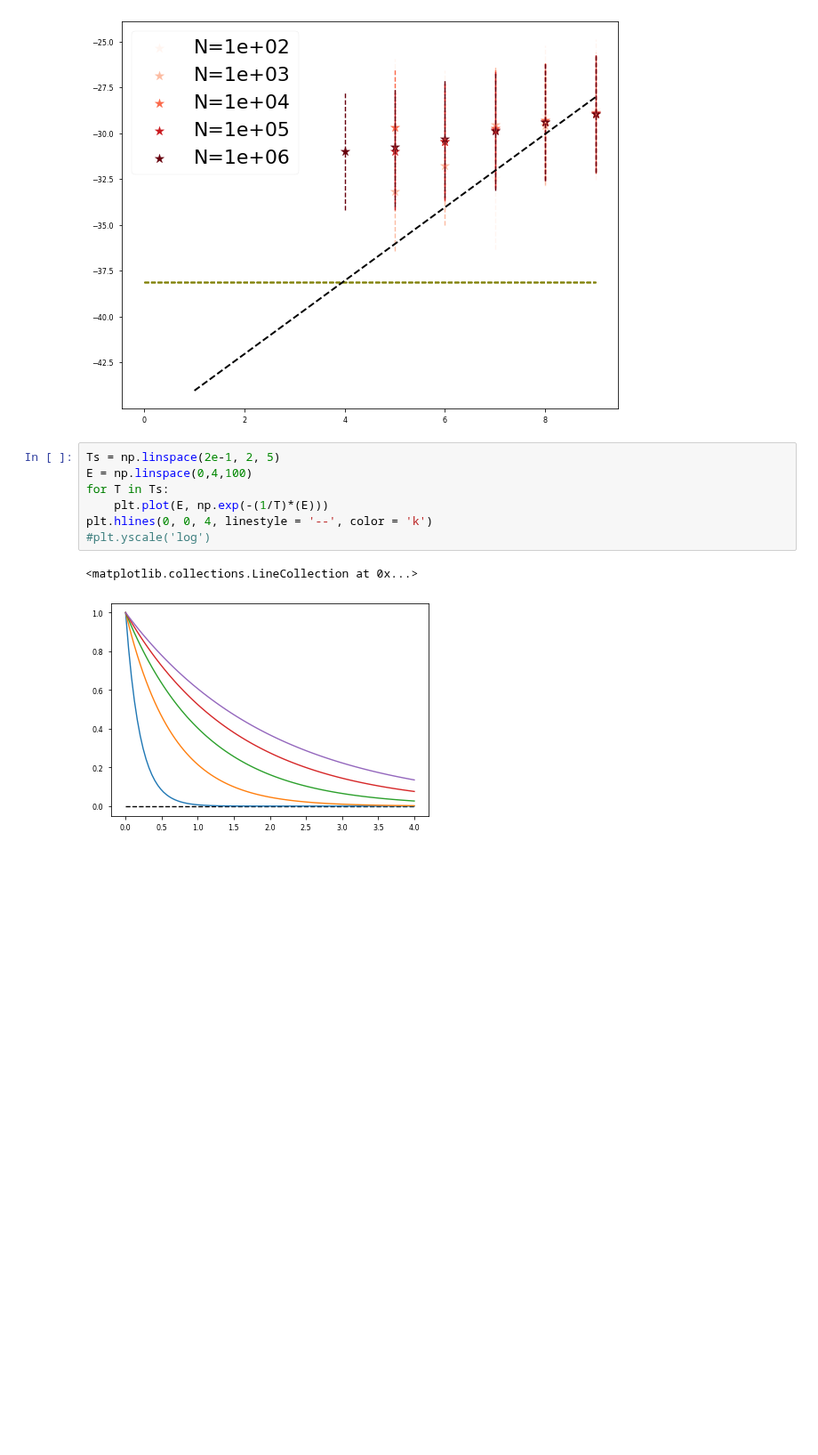
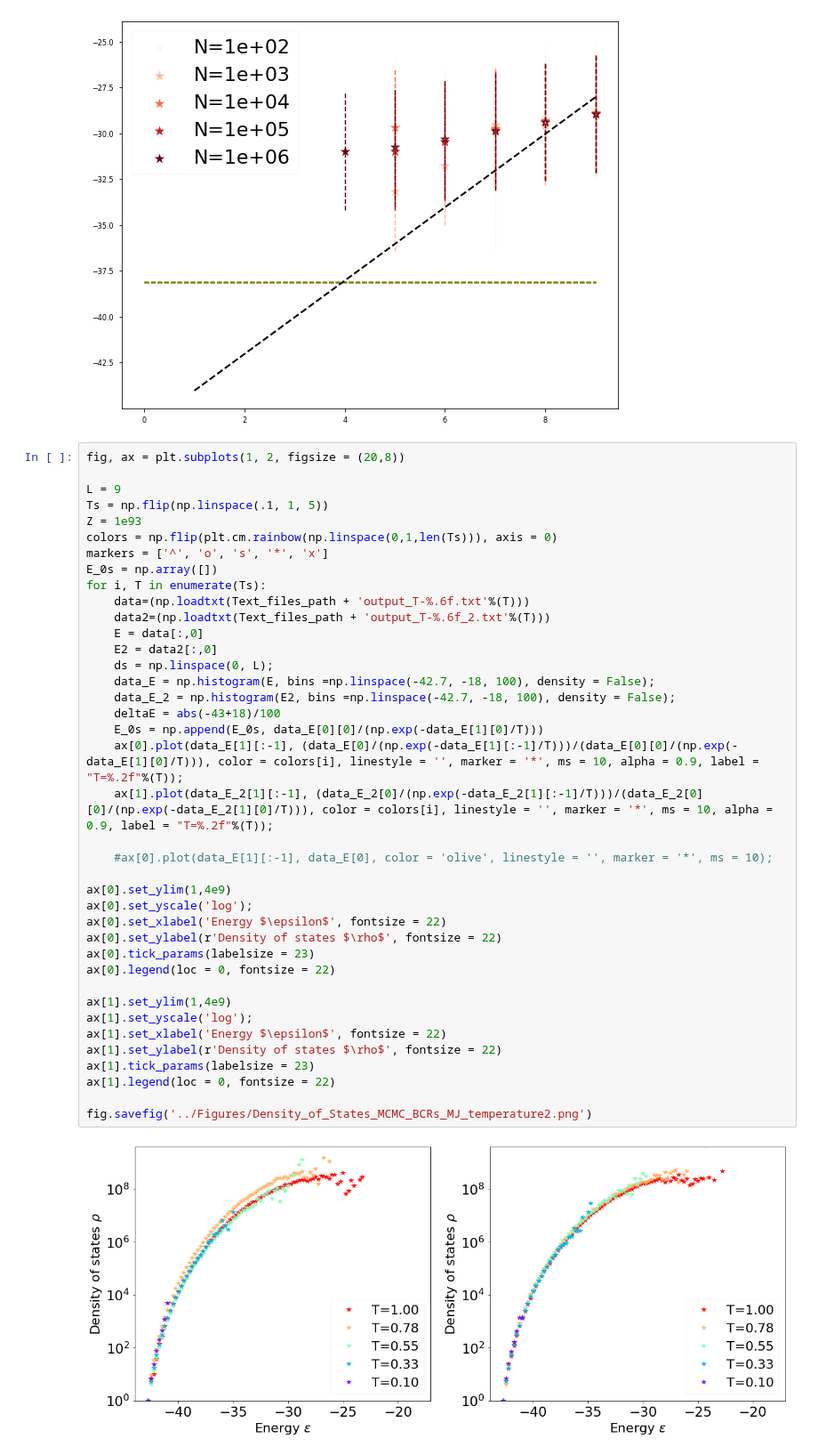
Before and after one commit to betoto008/Affinity_maturation, a Jupyter notebook: Jupyter_Notebooks/Shape_Space.ipynb, the cells around one changed output. Shown at 89% size. Saved outputs shown, nothing was run; the diff lists cells and outputs as text; blank space fills up the shorter version.

```diff
--- a/Jupyter_Notebooks/Shape_Space.ipynb
+++ b/Jupyter_Notebooks/Shape_Space.ipynb
@@ -221,13 +221,44 @@ ax.plot(ds, my_linear_func(ds, *popt), linewidth = 2, linestyle = '--', color =
 # %% [output]
 [<matplotlib.lines.Line2D at 0x...>]
 [figure]
-# %%
-Ts = np.linspace(2e-1, 2, 5)
-E = np.linspace(0,4,100)
-for T in Ts:
-    plt.plot(E, np.exp(-(1/T)*(E)))
-plt.hlines(0, 0, 4, linestyle = '--', color = 'k')
-#plt.yscale('log')
-# %% [output]
-<matplotlib.collections.LineCollection at 0x...>
-[figure, removed]
+# %%
+fig, ax = plt.subplots(1, 2, figsize = (20,8))
+
+L = 9
+Ts = np.flip(np.linspace(.1, 1, 5))
+Z = 1e93
+colors = np.flip(plt.cm.rainbow(np.linspace(0,1,len(Ts))), axis = 0)
+markers = ['^', 'o', 's', '*', 'x']
+E_0s = np.array([])
+for i, T in enumerate(Ts):
+    data=(np.loadtxt(Text_files_path + 'output_T-%.6f.txt'%(T)))
+    data2=(np.loadtxt(Text_files_path + 'output_T-%.6f_2.txt'%(T)))
+    E = data[:,0]
+    E2 = data2[:,0]
+    ds = np.linspace(0, L);
+    data_E = np.histogram(E, bins =np.linspace(-42.7, -18, 100), density = False);
+    data_E_2 = np.histogram(E2, bins =np.linspace(-42.7, -18, 100), density = False);
+    deltaE = abs(-43+18)/100
+    E_0s = np.append(E_0s, data_E[0][0]/(np.exp(-data_E[1][0]/T)))
+    ax[0].plot(data_E[1][:-1], (data_E[0]/(np.exp(-data_E[1][:-1]/T)))/(data_E[0][0]/(np.exp(-data_E[1][0]/T))), color = colors[i], linestyle = '', marker = '*', ms = 10, alpha = 0.9, label = "T=%.2f"%(T));
+    ax[1].plot(data_E_2[1][:-1], (data_E_2[0]/(np.exp(-data_E_2[1][:-1]/T)))/(data_E_2[0][0]/(np.exp(-data_E_2[1][0]/T))), color = colors[i], linestyle = '', marker = '*', ms = 10, alpha = 0.9, label = "T=%.2f"%(T));
+
+    #ax[0].plot(data_E[1][:-1], data_E[0], color = 'olive', linestyle = '', marker = '*', ms = 10);
+
+ax[0].set_ylim(1,4e9)
+ax[0].set_yscale('log');
+ax[0].set_xlabel('Energy $\epsilon$', fontsize = 22)
+ax[0].set_ylabel(r'Density of states $\rho$', fontsize = 22)
+ax[0].tick_params(labelsize = 23)
+ax[0].legend(loc = 0, fontsize = 22)
+
+ax[1].set_ylim(1,4e9)
+ax[1].set_yscale('log');
+ax[1].set_xlabel('Energy $\epsilon$', fontsize = 22)
+ax[1].set_ylabel(r'Density of states $\rho$', fontsize = 22)
+ax[1].tick_params(labelsize = 23)
+ax[1].legend(loc = 0, fontsize = 22)
+
+fig.savefig('../Figures/Density_of_States_MCMC_BCRs_MJ_temperature2.png')
+# %% [output]
+[figure, added]
```
Also changed, not shown: parts of 7 cells of this notebook, 9 other files.
